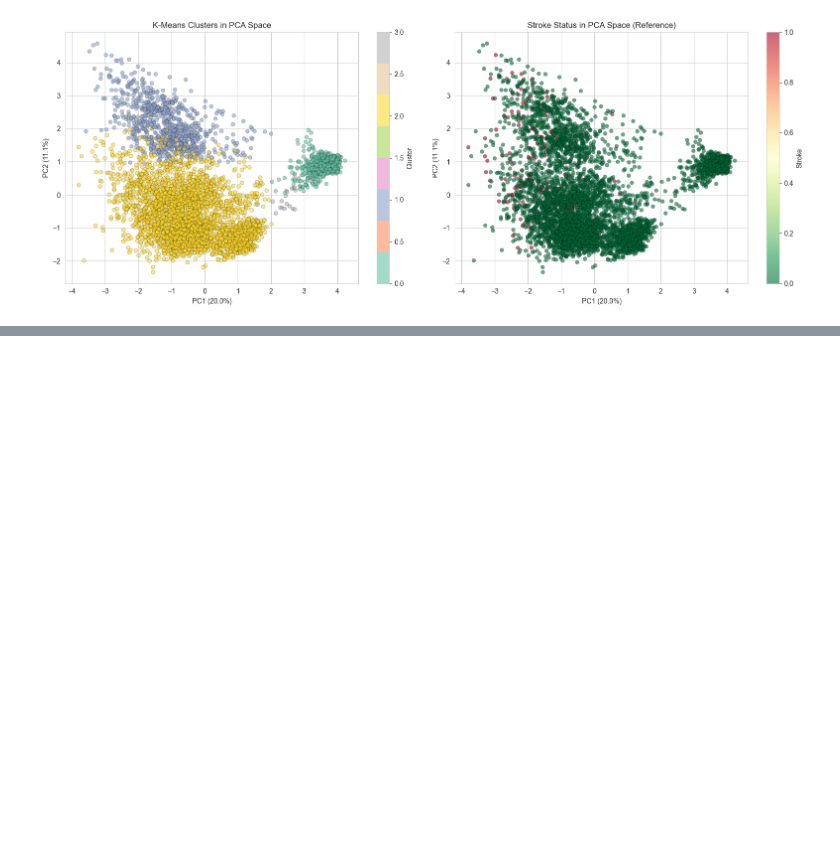
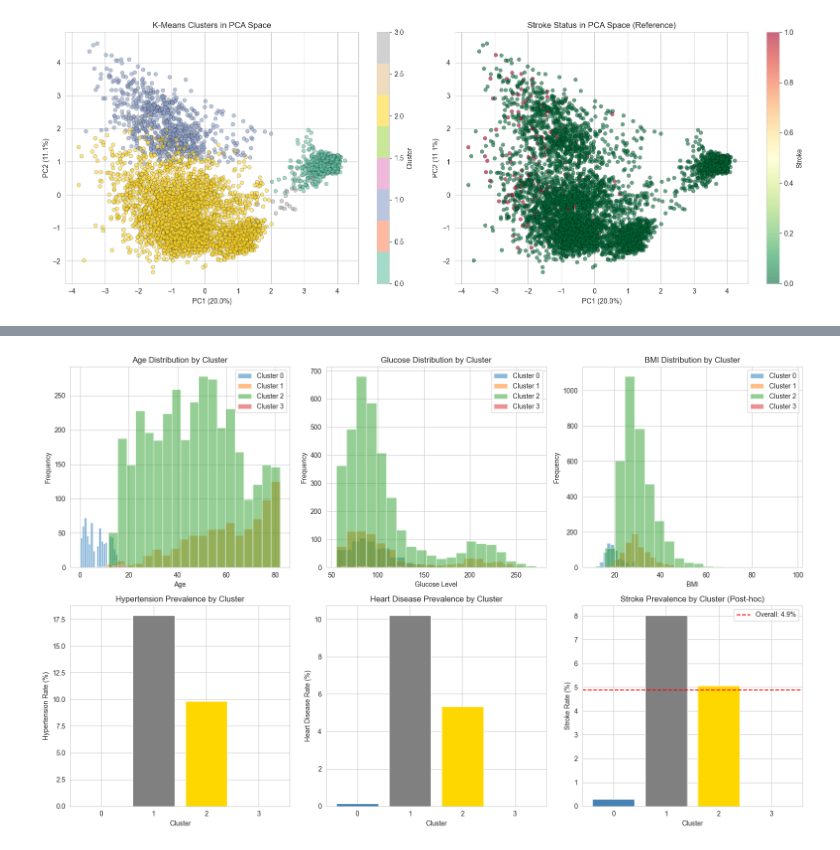
Before and after one commit to bklcross/maternal_health_archetypes, a Jupyter notebook: stroke_lab_analysis.ipynb, the cells around one changed output, grey strips where cells are left out. Saved outputs shown, nothing was run; the diff lists cells and outputs as text; code cells hidden in the pictures; blank space fills up the shorter version.

```diff
--- a/stroke_lab_analysis.ipynb
+++ b/stroke_lab_analysis.ipynb
@@ -740,0 +827,86 @@ Stroke cases occur in every cluster (not cluster-specific)
+# %%
+print("CLUSTER CHARACTERIZATION")
+print("\n")
+
+cluster_profiles = df_processed.groupby('cluster').agg({
+    'age': ['mean', 'std'],
+    'hypertension': 'mean',
+    'heart_disease': 'mean',
+    'avg_glucose_level': ['mean', 'std'],
+    'bmi': ['mean', 'std'],
+    'stroke': ['sum', 'mean']
+})
+
+cluster_profiles.columns = ['_'.join(col).strip() for col in cluster_profiles.columns.values]
+cluster_profiles['count'] = df_processed.groupby('cluster').size()
+cluster_profiles['stroke_rate_%'] = cluster_profiles['stroke_mean'] * 100
+
+print("Numerical Feature Summary by Cluster:")
+print(cluster_profiles[['count', 'age_mean', 'age_std', 'hypertension_mean',
+                        'heart_disease_mean', 'avg_glucose_level_mean',
+                        'bmi_mean', 'stroke_sum', 'stroke_rate_%']].round(2))
+print("\n")
+
+print("Categorical Features by Cluster:")
+print("\n")
+
+categorical_features = ['gender', 'ever_married', 'work_type', 'smoking_status', 'Residence_type']
+
+for feature in categorical_features:
+    print(f"{feature}:")
+    contingency = pd.crosstab(df_processed['cluster'], df_processed[feature], normalize='index') * 100
+    print(contingency.round(1))
+    print("\n")
+
+fig, axes = plt.subplots(2, 3, figsize=(16, 10))
+
+for i in range(optimal_k):
+    cluster_data = df_processed[df_processed['cluster'] == i]['age']
+    axes[0, 0].hist(cluster_data, alpha=0.5, label=f'Cluster {i}', bins=20)
+axes[0, 0].set_xlabel('Age')
+axes[0, 0].set_ylabel('Frequency')
+axes[0, 0].set_title('Age Distribution by Cluster')
+axes[0, 0].legend()
+
+for i in range(optimal_k):
+    cluster_data = df_processed[df_processed['cluster'] == i]['avg_glucose_level']
+    axes[0, 1].hist(cluster_data, alpha=0.5, label=f'Cluster {i}', bins=20)
+axes[0, 1].set_xlabel('Glucose Level')
+axes[0, 1].set_ylabel('Frequency')
+axes[0, 1].set_title('Glucose Distribution by Cluster')
+axes[0, 1].legend()
+
+for i in range(optimal_k):
+    cluster_data = df_processed[df_processed['cluster'] == i]['bmi']
+    axes[0, 2].hist(cluster_data, alpha=0.5, label=f'Cluster {i}', bins=20)
+axes[0, 2].set_xlabel('BMI')
+axes[0, 2].set_ylabel('Frequency')
+axes[0, 2].set_title('BMI Distribution by Cluster')
+axes[0, 2].legend()
+
+hyp_rates = df_processed.groupby('cluster')['hypertension'].mean() * 100
+axes[1, 0].bar(range(optimal_k), hyp_rates, color=['steelblue', 'gray', 'gold', 'teal'])
+axes[1, 0].set_xlabel('Cluster')
+axes[1, 0].set_ylabel('Hypertension Rate (%)')
+axes[1, 0].set_title('Hypertension Prevalence by Cluster')
+axes[1, 0].set_xticks(range(optimal_k))
+
+hd_rates = df_processed.groupby('cluster')['heart_disease'].mean() * 100
+axes[1, 1].bar(range(optimal_k), hd_rates, color=['steelblue', 'gray', 'gold', 'teal'])
+axes[1, 1].set_xlabel('Cluster')
+axes[1, 1].set_ylabel('Heart Disease Rate (%)')
+axes[1, 1].set_title('Heart Disease Prevalence by Cluster')
+axes[1, 1].set_xticks(range(optimal_k))
+
+stroke_rates = df_processed.groupby('cluster')['stroke'].mean() * 100
+axes[1, 2].bar(range(optimal_k), stroke_rates, color=['steelblue', 'gray', 'gold', 'teal'])
+axes[1, 2].axhline(y=100*y.mean(), color='red', linestyle='--', label=f'Overall: {100*y.mean():.1f}%')
+axes[1, 2].set_xlabel('Cluster')
+axes[1, 2].set_ylabel('Stroke Rate (%)')
+axes[1, 2].set_title('Stroke Prevalence by Cluster (Post-hoc)')
+axes[1, 2].set_xticks(range(optimal_k))
+axes[1, 2].legend()
+
+plt.tight_layout()
+plt.show()
+# %% [output]
@@ -740,0 +930 @@ Stroke cases occur in every cluster (not cluster-specific)
+[figure, added]
```
Also changed, not shown: parts of 27 cells of this notebook, 1 other file.
